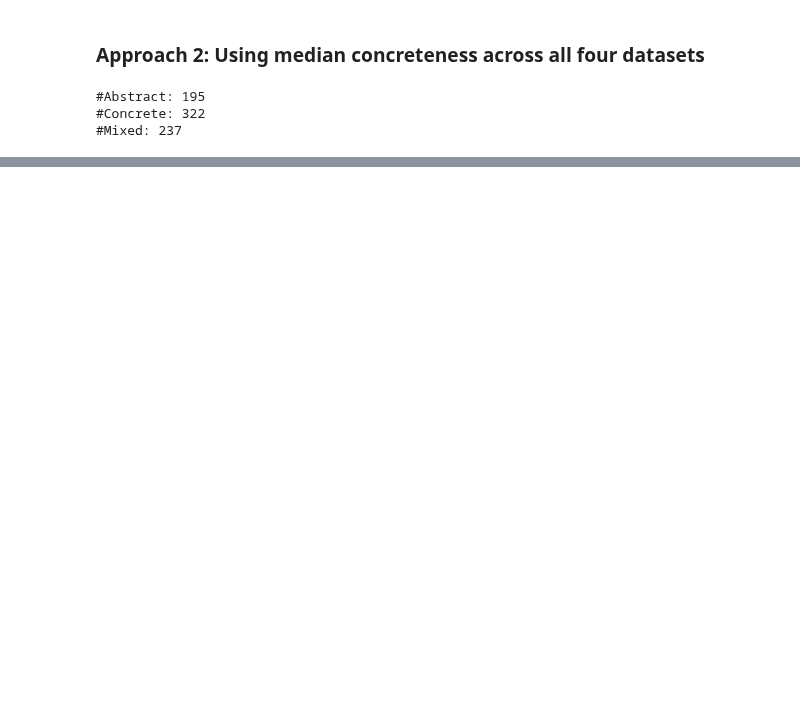
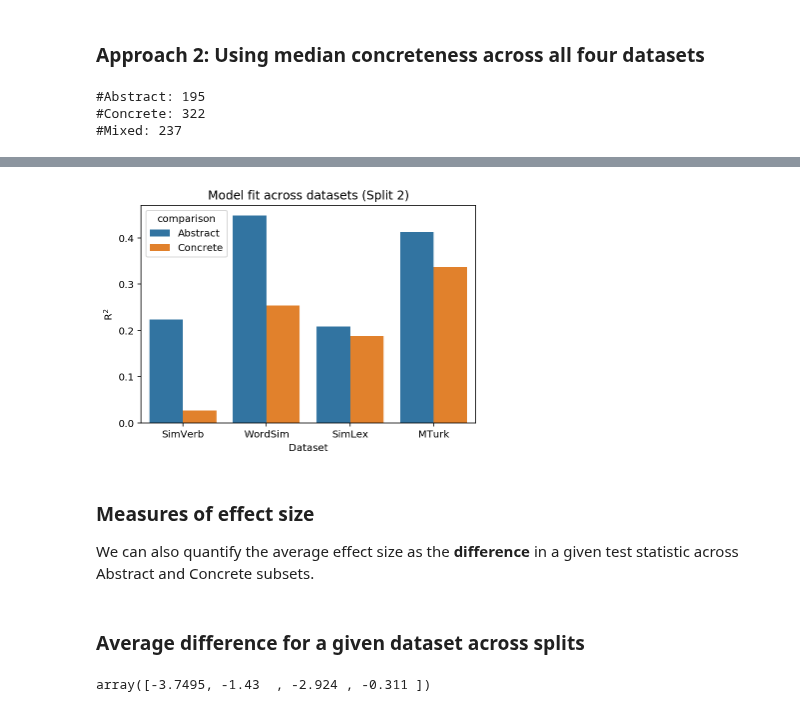
Before and after one commit to seantrott/abstract_concrete, a Jupyter notebook: Data analysis.ipynb, the cells around one changed output, grey strips where cells are left out. Drawn from its saved outputs; the diff is of its cells as text; code cells hidden in the pictures; blank space fills up the shorter version.

```diff
--- a/Data analysis.ipynb
+++ b/Data analysis.ipynb
@@ -264,0 +248,3 @@ get_stats_for_dataset(df_wordsim, FORMULA)
+# %%
+wordsim2 = get_stats_for_dataset(df_wordsim, FORMULA, "WordSim")
+wordsim2
@@ -340,0 +397,15 @@ get_stats_for_dataset(df_mturk, FORMULA)
+# %%
+sns.barplot(data = df_just_abs_conc,
+             x = "dataset",
+             y = "r2",
+             hue = "comparison")
+plt.xlabel("Dataset")
+plt.ylabel("R$^2$")
+plt.title("Model fit across datasets (Split 2)")
+plt.savefig("Figures/overall_fits/r2_approach2_5b.png", dpi=300)
+# %% [output]
+[figure, added]
+# %% [markdown]
+### Measures of effect size
+
+We can also quantify the average effect size as the **difference** in a given test statistic across Abstract and Concrete subsets.
@@ -340,0 +422,6 @@ get_stats_for_dataset(df_mturk, FORMULA)
+# %% [markdown]
+### Average difference for a given dataset across splits
+# %%
+(coef_diff_approach1 + coef_diff_approach2) / 2
+# %% [output]
+array([-3.7495, -1.43  , -2.924 , -0.311 ])
```
Also changed, not shown: parts of 60 cells of this notebook.
